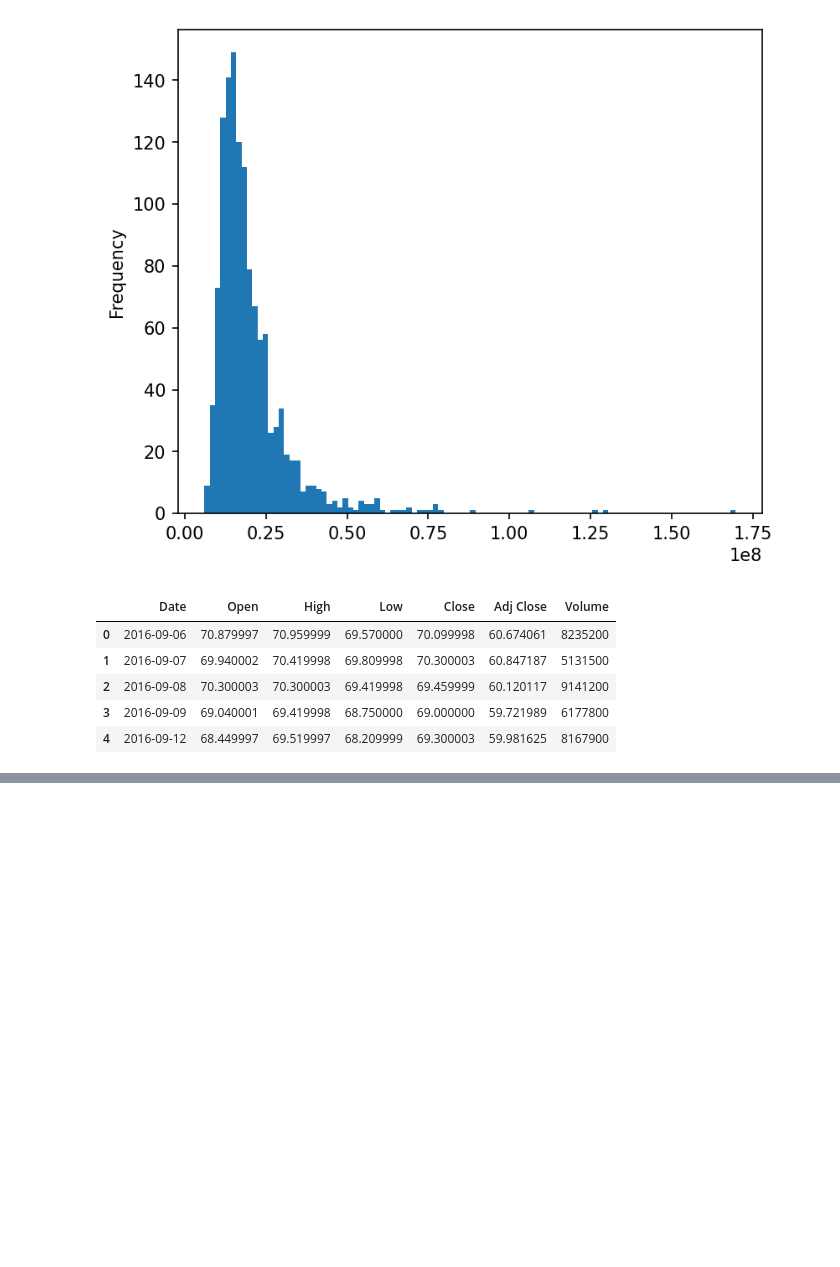
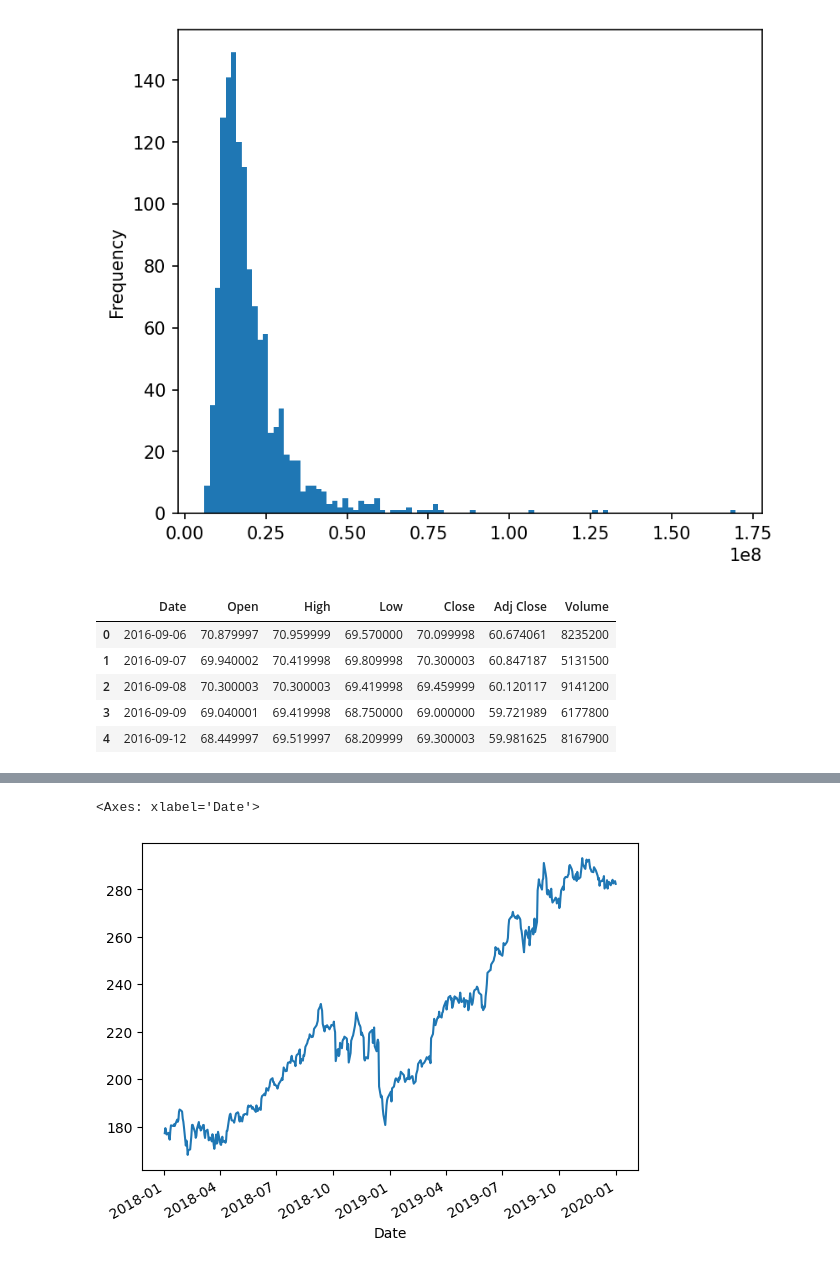
Before and after one commit to MJalingo/python_for_finance, a Jupyter notebook: Python-Finance-QuantConnect/05-Pandas-and-Finance/mynotes.ipynb, the cells around one changed output, grey strips where cells are left out. Cells and saved outputs as stored; diff of their text form; code cells hidden in the pictures; blank space fills up the shorter version.

```diff
--- a/Python-Finance-QuantConnect/05-Pandas-and-Finance/mynotes.ipynb
+++ b/Python-Finance-QuantConnect/05-Pandas-and-Finance/mynotes.ipynb
@@ -173,0 +183,5 @@ plt.legend()
+# %%
+df["Adj Close"]["2018-01-01":"2020-01-01"].plot()
+# %% [output]
+<Axes: xlabel='Date'>
+[figure, added]
```
Also changed, not shown: parts of 7 cells of this notebook, 2 other files.
